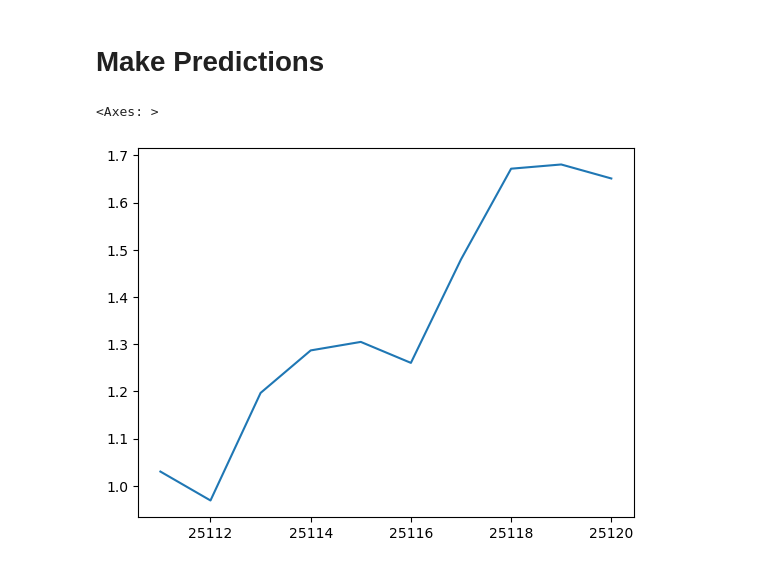
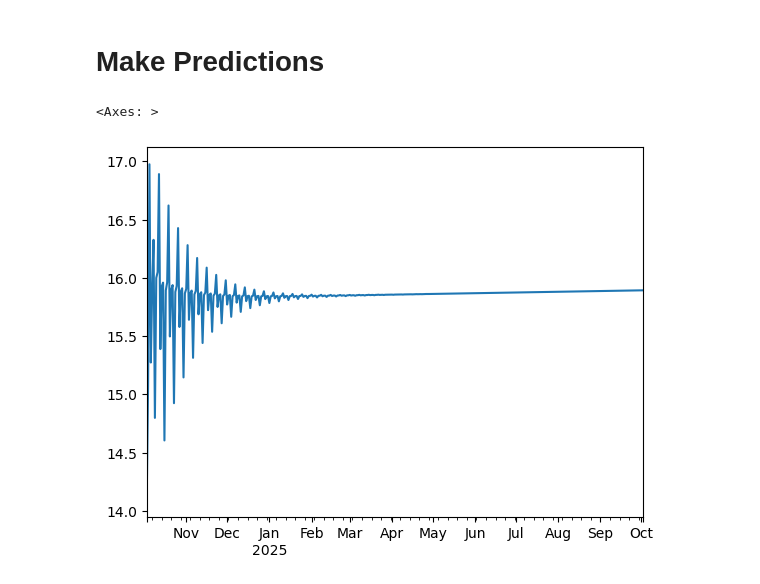
Before and after one commit to kelseymatsik/ds4002_project2, a Jupyter notebook: analysis.ipynb, the cells around one changed output. Cells and saved outputs as stored; diff of their text form; code cells hidden in the pictures.

```diff
--- a/analysis.ipynb
+++ b/analysis.ipynb
@@ -159,10 +161,10 @@ Warnings:
 # %% [markdown]
 # Make Predictions
 # %%
-forecast = results_m4.get_forecast(steps=10)  # Forecast next 10 periods
+forecast = results_m7.get_forecast(steps=365)  # Forecasts next year (365 days)
 forecast_mean = forecast.predicted_mean
 
 forecast_mean.plot()
 # %% [output]
 <Axes: >
-[figure, old version]
+[figure, new version]
```
Also changed, not shown: parts of 2 cells of this notebook.
